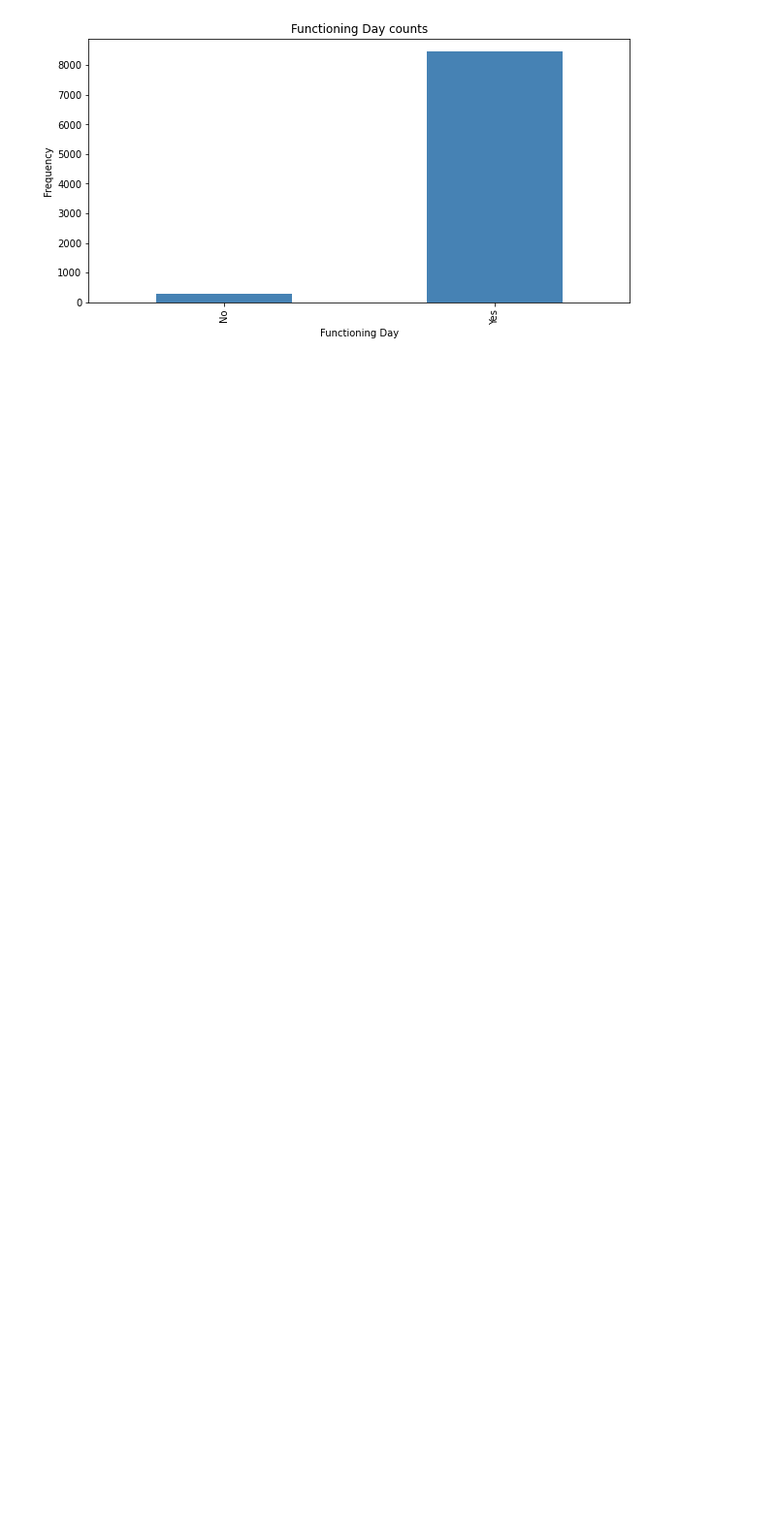
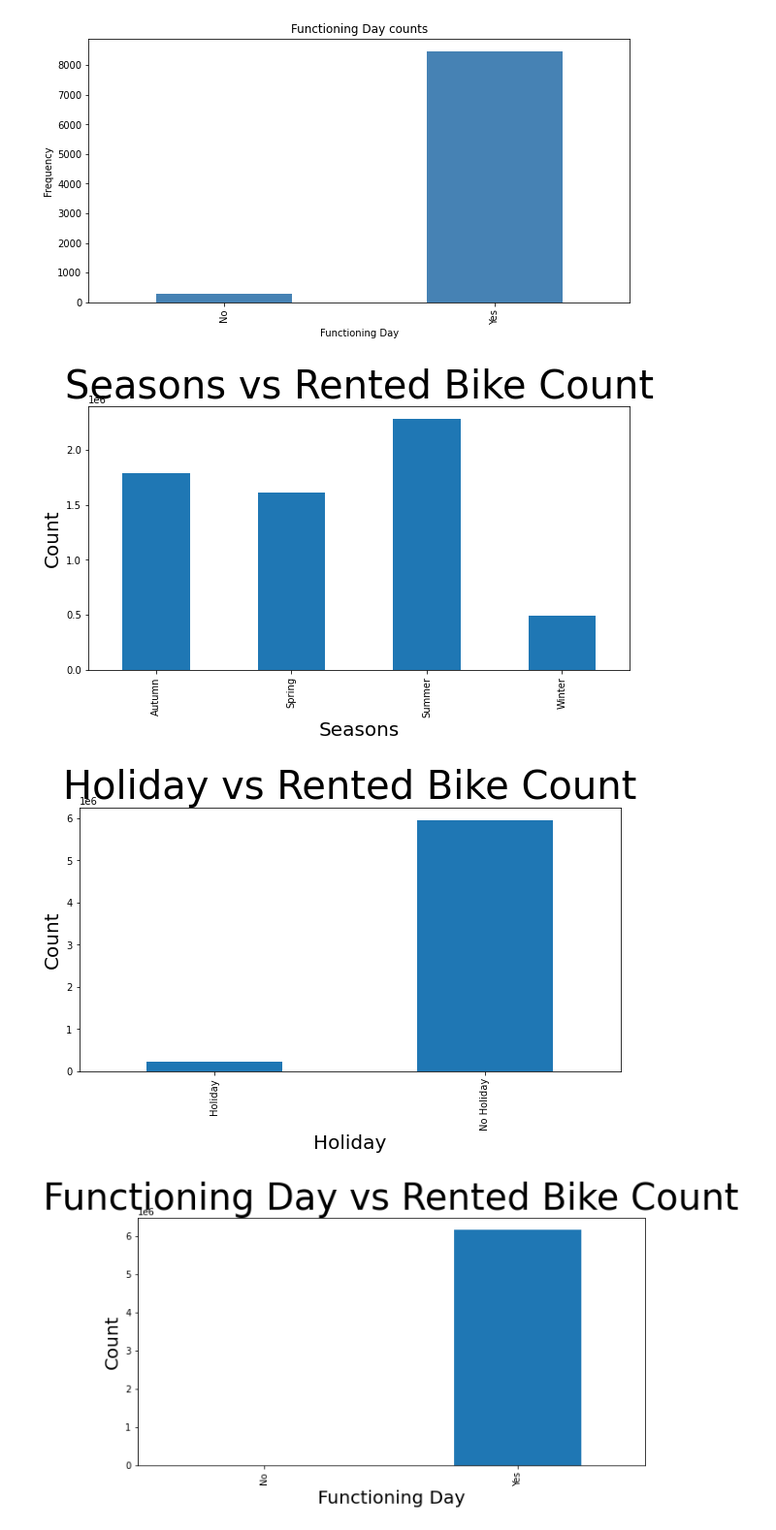
Before and after one commit to MiteshBhanushali/BikeSharingDemandPrediction, a Jupyter notebook: Copy_of_Bike_Sharing_Demand_Prediction_Capstone_Project.ipynb, the cells around one changed output. Shown at 97% size. Drawn from its saved outputs; the diff is of its cells as text; code cells hidden in the pictures; blank space fills up the shorter version.

```diff
--- a/Copy_of_Bike_Sharing_Demand_Prediction_Capstone_Project.ipynb
+++ b/Copy_of_Bike_Sharing_Demand_Prediction_Capstone_Project.ipynb
@@ -122,3 +120,6 @@ Seasons                      0
 Holiday                      0
 Functioning Day              0
 dtype: int64
+# %%
+#Creating new column Month
+bike_data['month'] = pd.DatetimeIndex(bike_data['Date']).month
@@ -265,3 +282,21 @@ plt.show()
 [figure]
 [figure]
 [figure]
+# %%
+#creating function to plot a bar graph
+def bar_plot(x,y):
+  bike_data.groupby(x)[y].sum().plot(kind='bar',figsize=(10,5))
+  plt.xlabel(x,fontsize=20)
+  plt.ylabel("Count",fontsize=20)
+  plt.title(x+" vs "+y,fontsize=40)
+  plt.show()
+  print('\n')
+# %%
+#bar_plot('Seasons','Rented Bike Count')
+for i in range(1,len(colname_list_cat)):
+  bar_plot(colname_list_cat[i],'Rented Bike Count')
+  #print(i)
+# %% [output]
+[figure, added]
+[figure, added]
+[figure, added]
```
Also changed, not shown: parts of 8 cells of this notebook.
